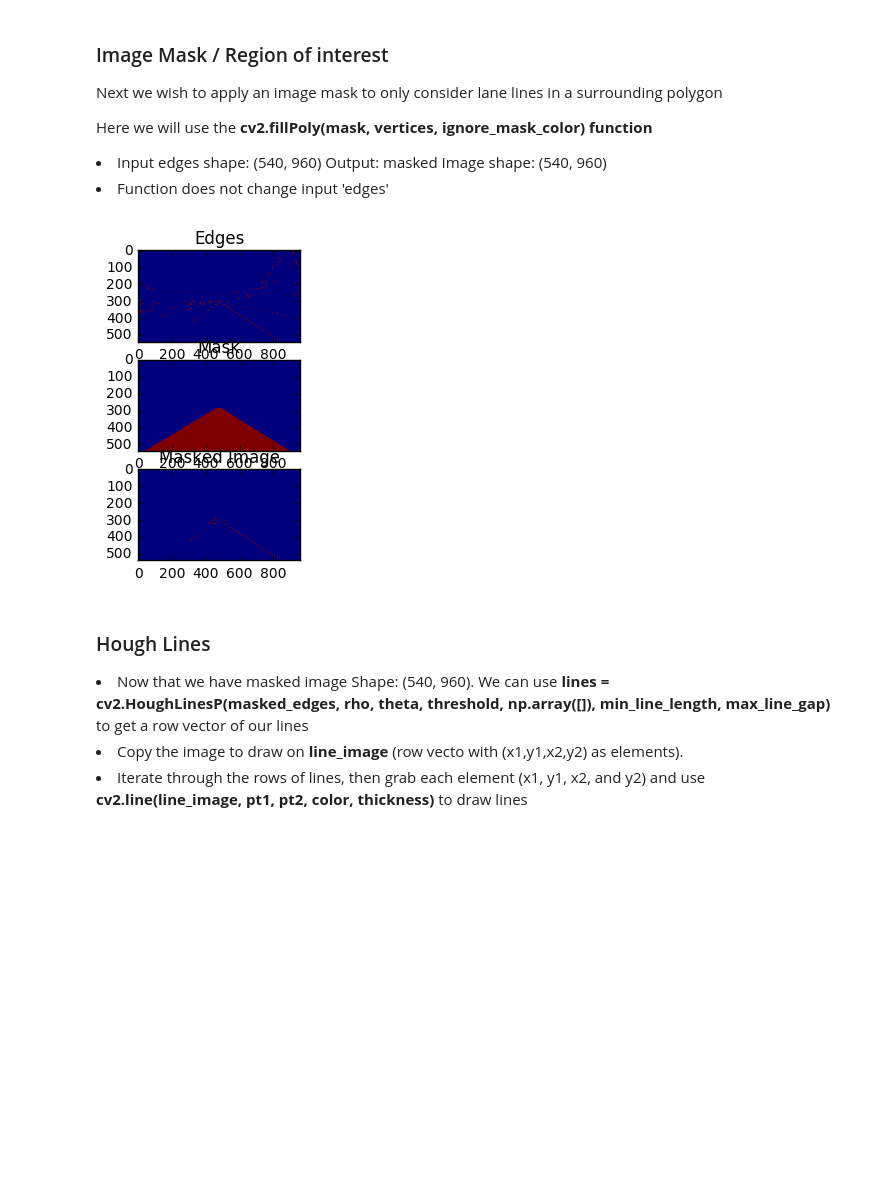
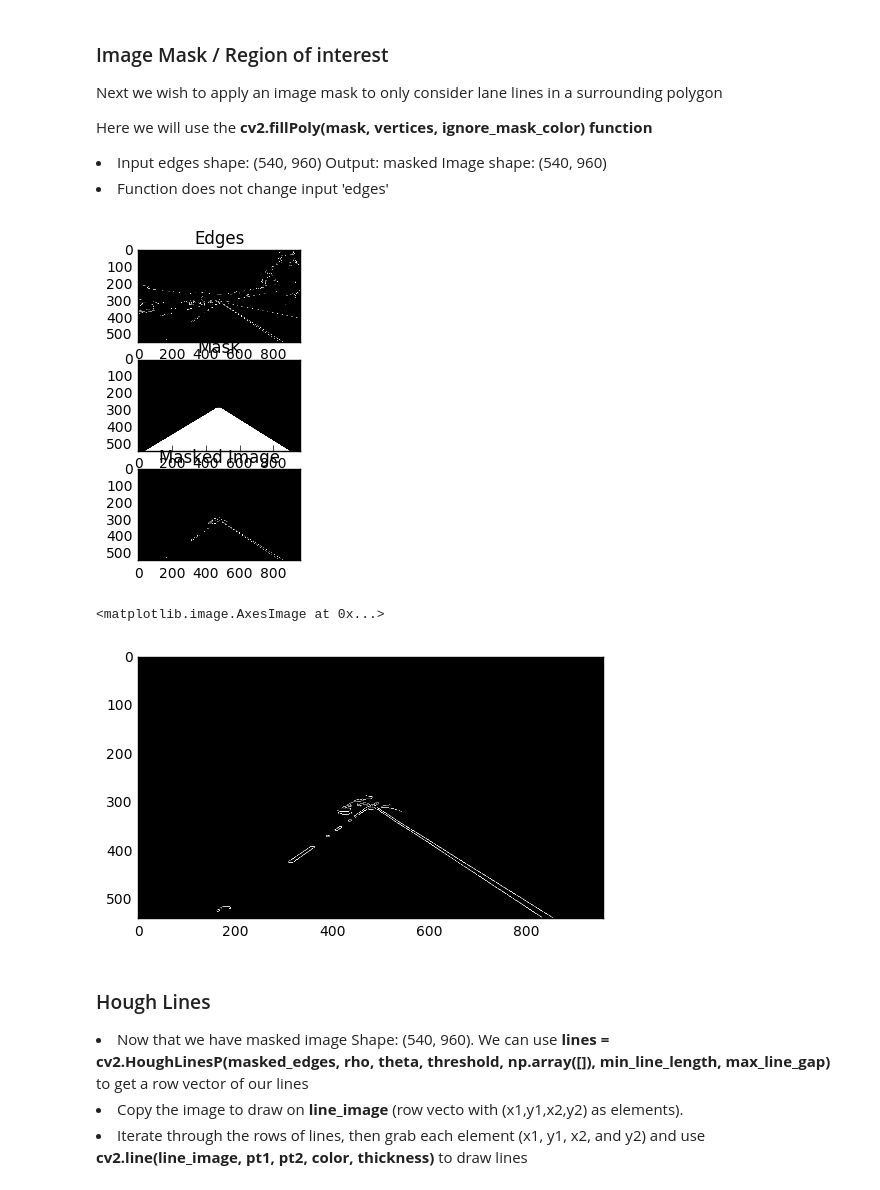
Before and after one commit to JonathanCMitchell/Self-Driving-Car-ND, a Jupyter notebook: Project 1-Lane Detection.ipynb, the cells around one changed output. Drawn from its saved outputs; the diff is of its cells as text; code cells hidden in the pictures; blank space fills up the shorter version.

Commit message:
[fix] - plots 2D images as grayscale with cmap=gray

```diff
--- a/Project 1-Lane Detection.ipynb
+++ b/Project 1-Lane Detection.ipynb
@@ -81,34 +81,39 @@ edges = canny(blur_gray, low_threshold, high_threshold)
 # %%
 #make general shape of mask
 mask = np.zeros_like(edges)
 # create ignore mask color = 255
 ignore_mask_color = 255
 
 # create vertices for region
 imshape = image.shape
+
 # CHANGE VERTICES FOR BETTER ACCURACY
 vertices = np.array([[(40,imshape[0]),(465, 285), (imshape[1]-475, 285), (imshape[1] -65,imshape[0])]], dtype=np.int32)
 
 # Polyfill the mask and do a bitwise_and to keep only edges in the region
 (masked_image, mask) = region_of_interest(edges, vertices)
 
 
 # PLOT
 fig = plt.figure()
 
 a = fig.add_subplot(3,1,1)
-edgeplot = plt.imshow(edges)
+edgeplot = plt.imshow(edges, cmap="gray")
 a.set_title('Edges')
 
 a = fig.add_subplot(3,1,2)
 a.set_title('Mask')
-edgeplot = plt.imshow(mask)
+edgeplot = plt.imshow(mask, cmap="gray")
 a = fig.add_subplot(3,1,3)
 a.set_title('Masked Image')
-edgeplot = plt.imshow(masked_image)
+edgeplot = plt.imshow(masked_image, cmap="gray")
 plt.show()
+
+plt.imshow(masked_image, cmap="gray")
 # %% [output]
-[figure, old version]
+[figure, new version]
+<matplotlib.image.AxesImage at 0x...>
+[figure, added]
 # %% [markdown]
 <h3>Hough Lines</h3>
 <li>Now that we have masked image Shape: (540, 960). We can use <strong>lines = cv2.HoughLinesP(masked_edges, rho, theta, threshold, np.array([]), min_line_length, max_line_gap)</strong> to get a row vector of our lines</li>
```
Also changed, not shown: parts of 1 cell of this notebook.
